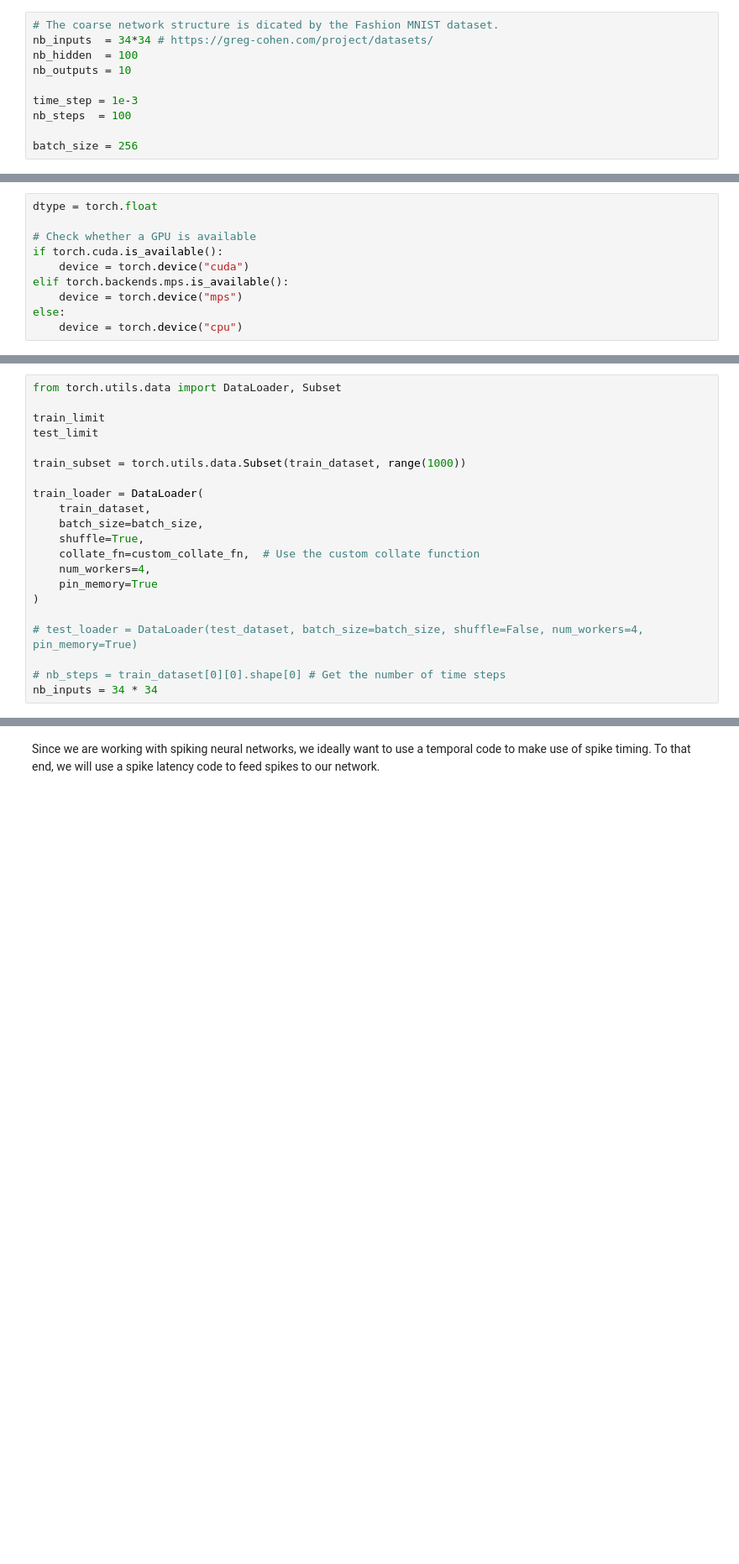
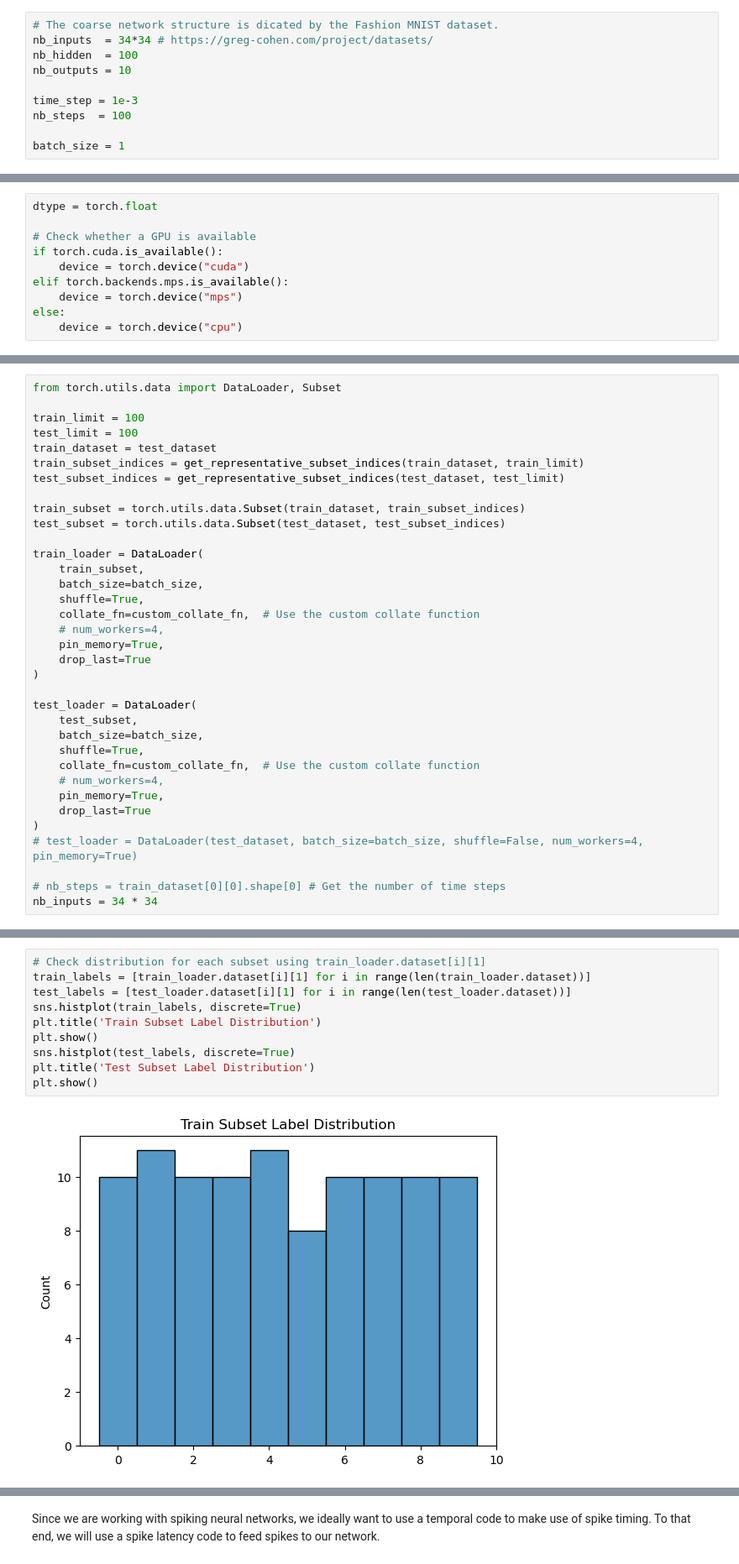
Before and after one commit to nalinir/spytorch, a Jupyter notebook: notebooks/SpyTorchTutorial2 _withNMNIST.ipynb, the cells around one changed output, grey strips where cells are left out. Shown at 84% size. Cells and saved outputs as stored; diff of their text form; blank space fills up the shorter version.

Commit message:
Test to see if data pushes

```diff
--- a/notebooks/SpyTorchTutorial2 _withNMNIST.ipynb
+++ b/notebooks/SpyTorchTutorial2 _withNMNIST.ipynb
@@ -35,7 +35,7 @@ nb_outputs = 10
 time_step = 1e-3
 nb_steps  = 100
 
-batch_size = 256
+batch_size = 1
 # %%
 torch.backends.mps.is_available()
 # %% [output]
@@ -122,20 +139,34 @@ def custom_collate_fn(batch, num_classes=10):
 # %%
 from torch.utils.data import DataLoader, Subset
 
-train_limit
-test_limit
+train_limit = 100
+test_limit = 100
+train_dataset = test_dataset
+train_subset_indices = get_representative_subset_indices(train_dataset, train_limit)
+test_subset_indices = get_representative_subset_indices(test_dataset, test_limit)
 
-train_subset = torch.utils.data.Subset(train_dataset, range(1000))
+train_subset = torch.utils.data.Subset(train_dataset, train_subset_indices)
+test_subset = torch.utils.data.Subset(test_dataset, test_subset_indices)
 
 train_loader = DataLoader(
-    train_dataset,
+    train_subset,
     batch_size=batch_size,
     shuffle=True,
     collate_fn=custom_collate_fn,  # Use the custom collate function
-    num_workers=4,
-    pin_memory=True
+    # num_workers=4,
+    pin_memory=True,
+    drop_last=True
 )
 
+test_loader = DataLoader(
+    test_subset,
+    batch_size=batch_size,
+    shuffle=True,
+    collate_fn=custom_collate_fn,  # Use the custom collate function
+    # num_workers=4,
+    pin_memory=True,
+    drop_last=True
+)
 # test_loader = DataLoader(test_dataset, batch_size=batch_size, shuffle=False, num_workers=4, pin_memory=True)
 
 # nb_steps = train_dataset[0][0].shape[0] # Get the number of time steps
@@ -146,0 +181,12 @@ print(train_dataset[0][0].shape[0])
+# %%
+# Check distribution for each subset using train_loader.dataset[i][1]
+train_labels = [train_loader.dataset[i][1] for i in range(len(train_loader.dataset))]
+test_labels = [test_loader.dataset[i][1] for i in range(len(test_loader.dataset))]
+sns.histplot(train_labels, discrete=True)
+plt.title('Train Subset Label Distribution')
+plt.show()
+sns.histplot(test_labels, discrete=True)
+plt.title('Test Subset Label Distribution')
+plt.show()
+# %% [output]
+[figure, added]
```
Also changed, not shown: parts of 17 cells of this notebook, 1 other file.
